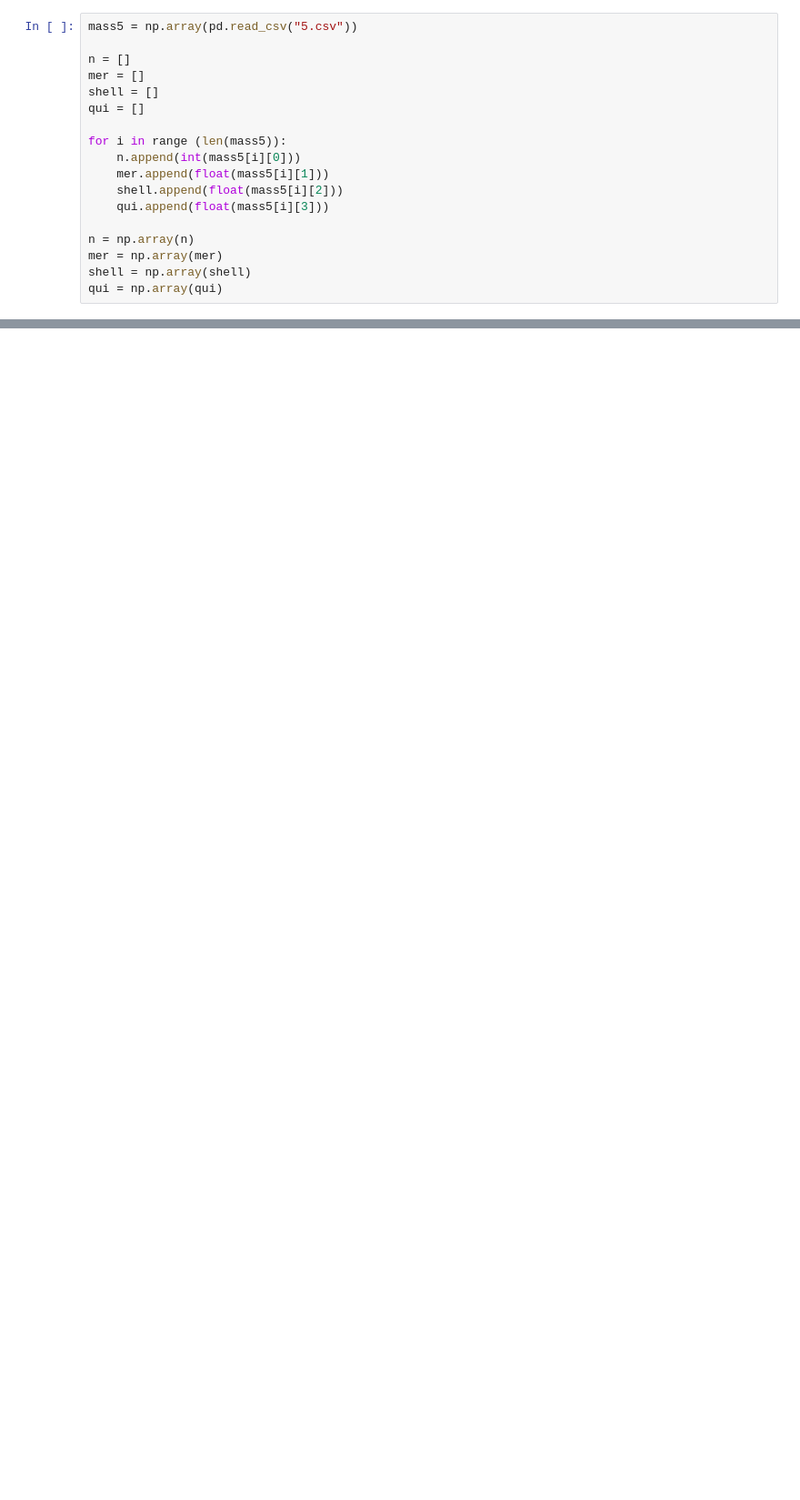
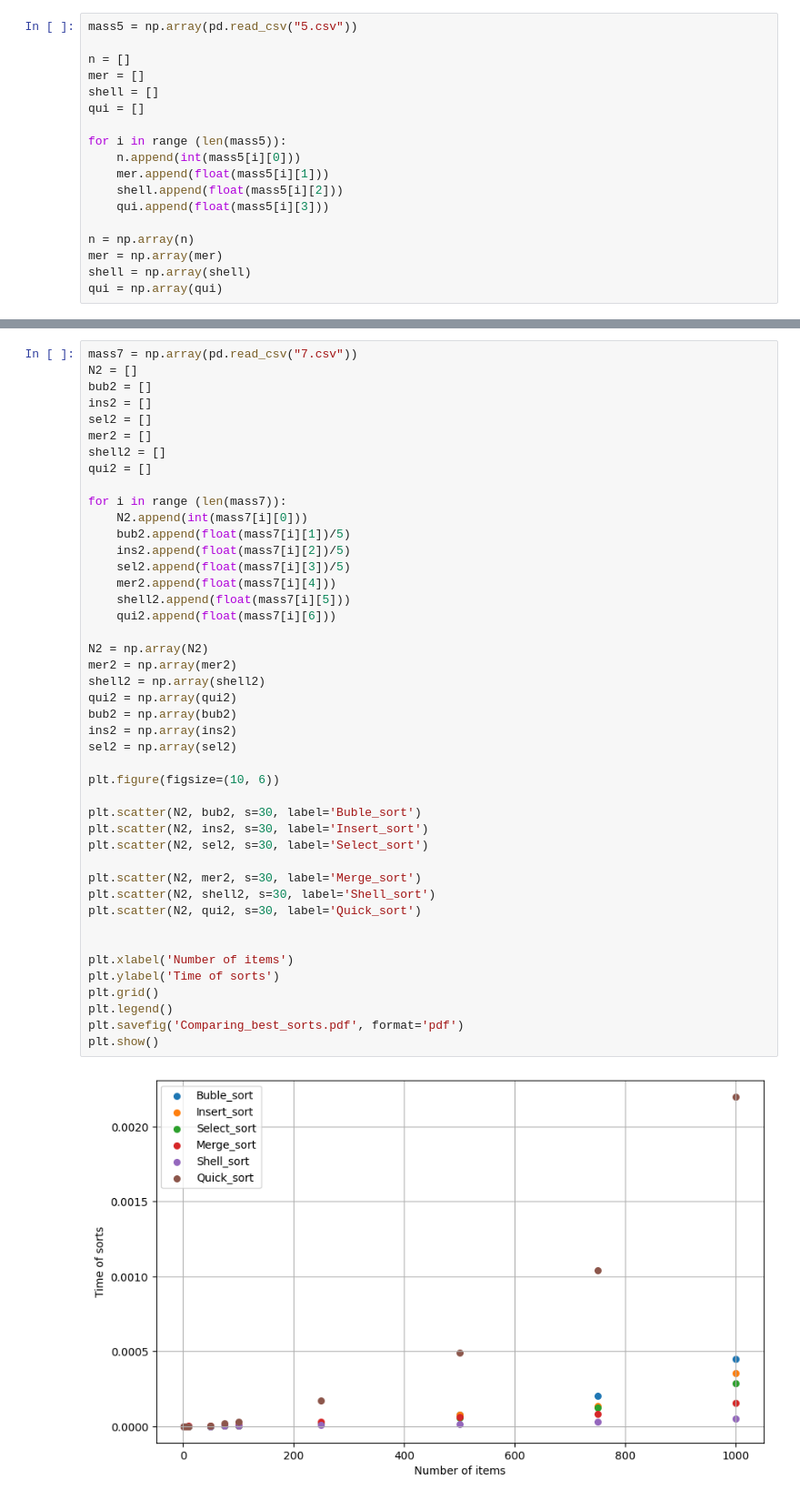
Before and after one commit to Polly23125/Informatics, a Jupyter notebook: Lab_sorts/graph.ipynb, the cells around one changed output, grey strips where cells are left out. Shown at 91% size. Cells and saved outputs as stored; diff of their text form; blank space fills up the shorter version.

```diff
--- a/Lab_sorts/graph.ipynb
+++ b/Lab_sorts/graph.ipynb
@@ -245,0 +246,46 @@ plt.show()
+# %%
+mass7 = np.array(pd.read_csv("7.csv"))
+N2 = []
+bub2 = []
+ins2 = []
+sel2 = []
+mer2 = []
+shell2 = []
+qui2 = []
+
+for i in range (len(mass7)):
+    N2.append(int(mass7[i][0]))
+    bub2.append(float(mass7[i][1])/5)
+    ins2.append(float(mass7[i][2])/5)
+    sel2.append(float(mass7[i][3])/5)
+    mer2.append(float(mass7[i][4]))
+    shell2.append(float(mass7[i][5]))
+    qui2.append(float(mass7[i][6]))
+
+N2 = np.array(N2)
+mer2 = np.array(mer2)
+shell2 = np.array(shell2)
+qui2 = np.array(qui2)
+bub2 = np.array(bub2)
+ins2 = np.array(ins2)
+sel2 = np.array(sel2)
+
+plt.figure(figsize=(10, 6))
+
+plt.scatter(N2, bub2, s=30, label='Buble_sort')
+plt.scatter(N2, ins2, s=30, label='Insert_sort')
+plt.scatter(N2, sel2, s=30, label='Select_sort')
+
+plt.scatter(N2, mer2, s=30, label='Merge_sort')
+plt.scatter(N2, shell2, s=30, label='Shell_sort')
+plt.scatter(N2, qui2, s=30, label='Quick_sort')
+
+
+plt.xlabel('Number of items')
+plt.ylabel('Time of sorts')
+plt.grid()
+plt.legend()
+plt.savefig('Comparing_best_sorts.pdf', format='pdf')
+plt.show()
+# %% [output]
+[figure, added]
```
Also changed, not shown: parts of 9 cells of this notebook, 22 other files.
